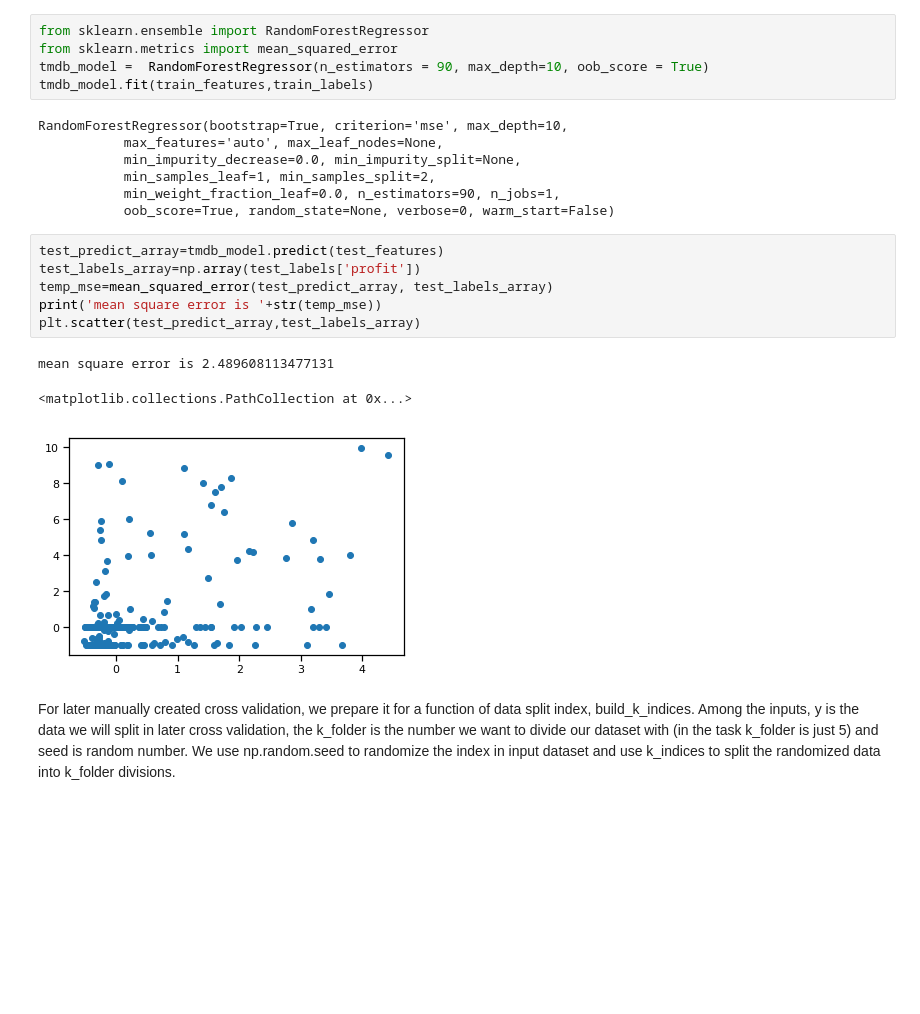
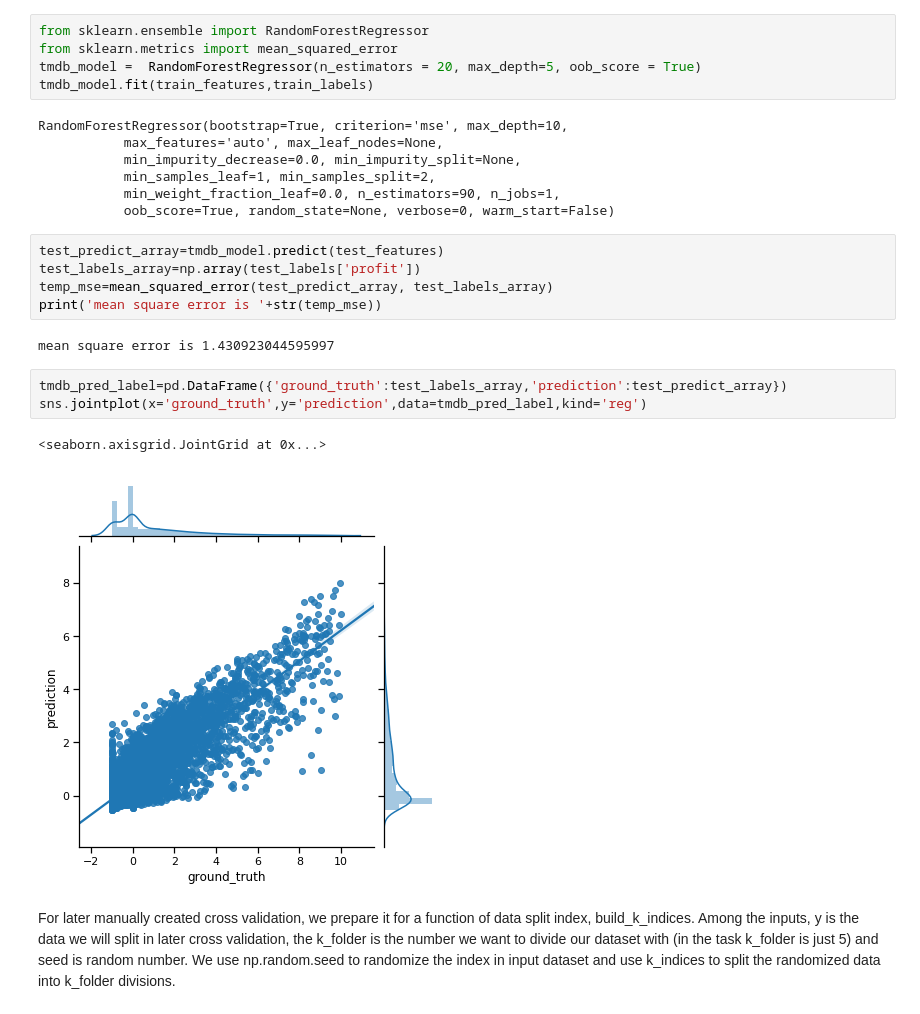
Before and after one commit to ZX-joe/Applied-Data-Analysis-How-to-make-a-hit-moive, a Jupyter notebook: ML_10.ipynb, the cells around one changed output. Saved outputs shown, nothing was run; the diff lists cells and outputs as text; blank space fills up the shorter version.

```diff
--- a/ML_10.ipynb
+++ b/ML_10.ipynb
@@ -726,7 +733,7 @@ So far we standardize the values of each feature in the data to have mean 0 and
 # %%
 from sklearn.ensemble import RandomForestRegressor
 from sklearn.metrics import mean_squared_error
-tmdb_model =  RandomForestRegressor(n_estimators = 90, max_depth=10, oob_score = True)
+tmdb_model =  RandomForestRegressor(n_estimators = 20, max_depth=5, oob_score = True)
 tmdb_model.fit(train_features,train_labels)
 # %% [output]
 RandomForestRegressor(bootstrap=True, criterion='mse', max_depth=10,
@@ -740,11 +747,14 @@ test_predict_array=tmdb_model.predict(test_features)
 test_labels_array=np.array(test_labels['profit'])
 temp_mse=mean_squared_error(test_predict_array, test_labels_array)
 print('mean square error is '+str(temp_mse))
-plt.scatter(test_predict_array,test_labels_array)
 # %% [output]
-mean square error is 2.489608113477131
+mean square error is 1.430923044595997
-<matplotlib.collections.PathCollection at 0x...>
-[figure, removed]
+# %%
+tmdb_pred_label=pd.DataFrame({'ground_truth':test_labels_array,'prediction':test_predict_array})
+sns.jointplot(x='ground_truth',y='prediction',data=tmdb_pred_label,kind='reg')
+# %% [output]
+<seaborn.axisgrid.JointGrid at 0x...>
+[figure, added]
 # %% [markdown]
 For later manually created cross validation, we prepare it for a function of data split index, build_k_indices. Among the inputs, y is the data we will split in later cross validation, the k_folder is the number we want to divide our dataset with (in the task k_folder is just 5) and seed is random number. We use np.random.seed to randomize the index in input dataset and use k_indices to split the randomized data into k_folder divisions.
 # %%
```
Also changed, not shown: parts of 22 cells of this notebook, 1 other file.
